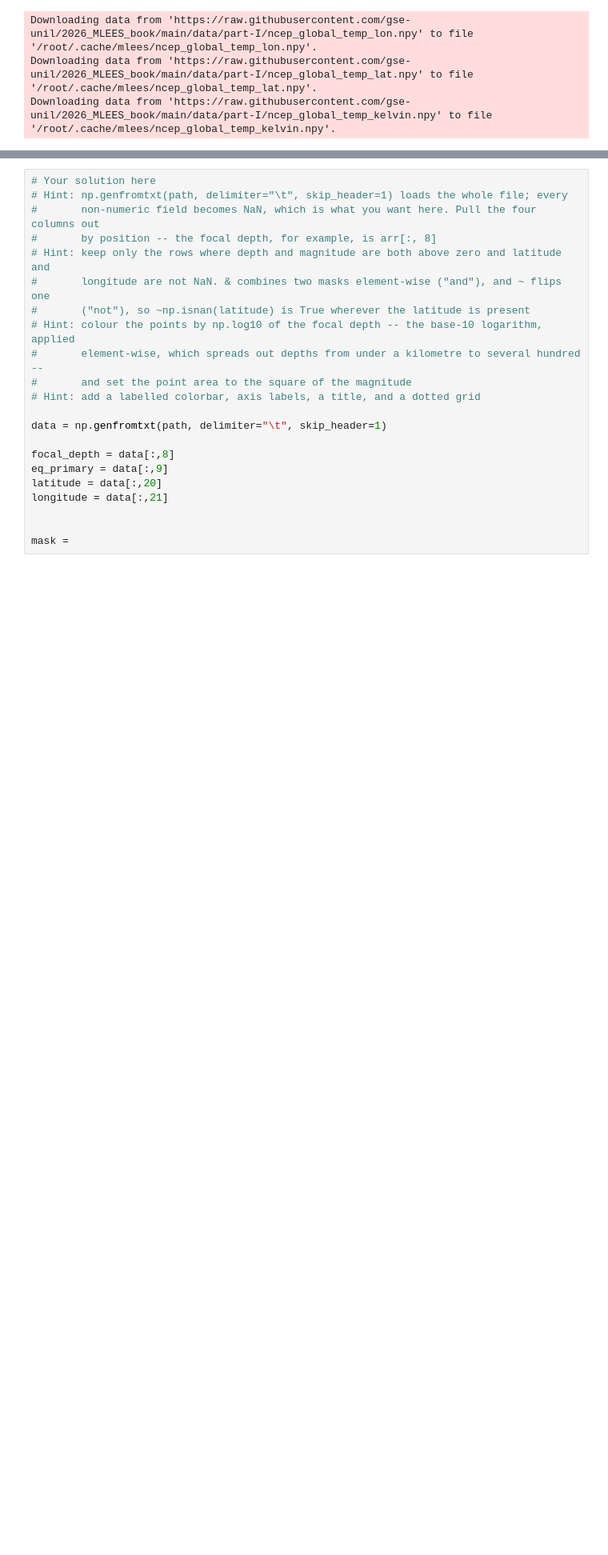
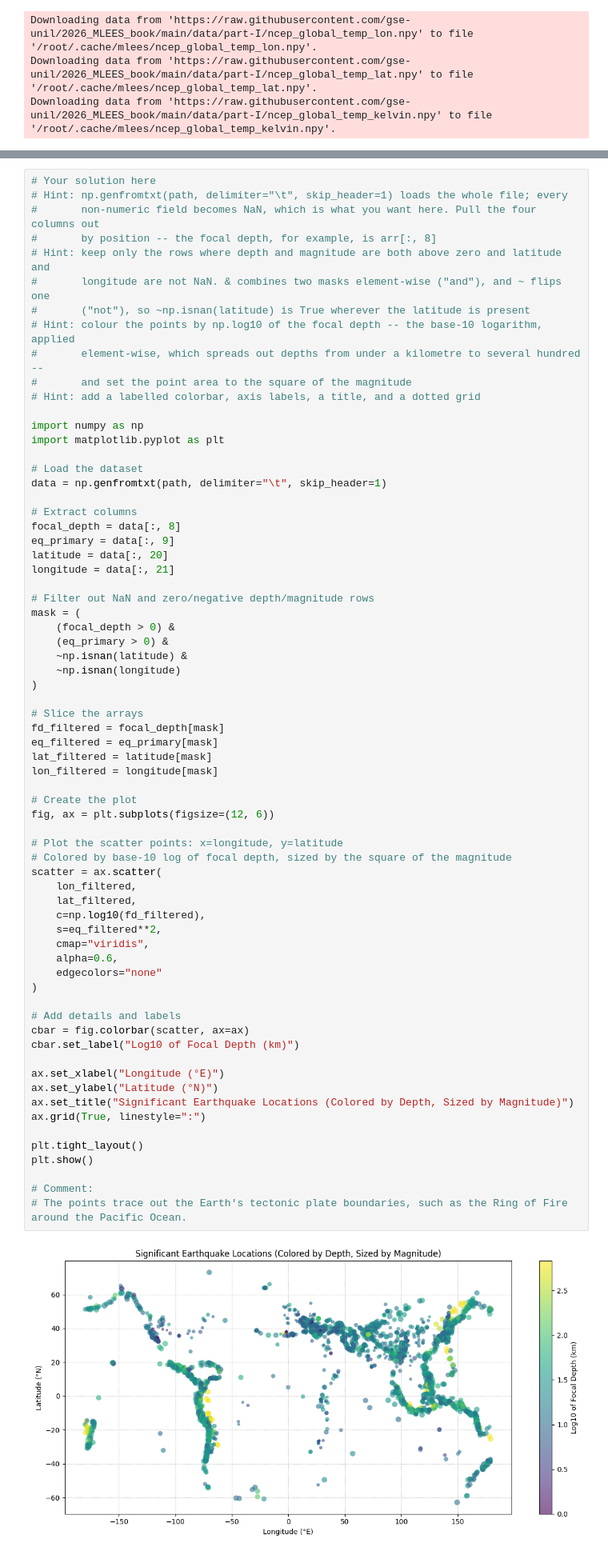
Before and after one commit to nikolaicarrion/2026_Intro_Python, a Jupyter notebook: 1.4-matplotlib-and-xarray-environmental-exercises.ipynb, the cells around one changed output, grey strips where cells are left out. Shown at 80% size. Cells and saved outputs as stored; diff of their text form; blank space fills up the shorter version.

```diff
--- a/1.4-matplotlib-and-xarray-environmental-exercises.ipynb
+++ b/1.4-matplotlib-and-xarray-environmental-exercises.ipynb
@@ -242,25 +244,73 @@ path = pooch.retrieve(
 # %%
 # Your solution here
 # Hint: np.genfromtxt(path, delimiter="\t", skip_header=1) loads the whole file; every
 #       non-numeric field becomes NaN, which is what you want here. Pull the four columns out
 #       by position -- the focal depth, for example, is arr[:, 8]
 # Hint: keep only the rows where depth and magnitude are both above zero and latitude and
 #       longitude are not NaN. & combines two masks element-wise ("and"), and ~ flips one
 #       ("not"), so ~np.isnan(latitude) is True wherever the latitude is present
 # Hint: colour the points by np.log10 of the focal depth -- the base-10 logarithm, applied
 #       element-wise, which spreads out depths from under a kilometre to several hundred --
 #       and set the point area to the square of the magnitude
 # Hint: add a labelled colorbar, axis labels, a title, and a dotted grid
 
+import numpy as np
+import matplotlib.pyplot as plt
+
+# Load the dataset
 data = np.genfromtxt(path, delimiter="\t", skip_header=1)
 
-focal_depth = data[:,8]
-eq_primary = data[:,9]
-latitude = data[:,20]
-longitude = data[:,21]
+# Extract columns
+focal_depth = data[:, 8]
+eq_primary = data[:, 9]
+latitude = data[:, 20]
+longitude = data[:, 21]
 
+# Filter out NaN and zero/negative depth/magnitude rows
+mask = (
+    (focal_depth > 0) &
+    (eq_primary > 0) &
+    ~np.isnan(latitude) &
+    ~np.isnan(longitude)
+)
 
-mask =
+# Slice the arrays
+fd_filtered = focal_depth[mask]
+eq_filtered = eq_primary[mask]
+lat_filtered = latitude[mask]
+lon_filtered = longitude[mask]
+
+# Create the plot
+fig, ax = plt.subplots(figsize=(12, 6))
+
+# Plot the scatter points: x=longitude, y=latitude
+# Colored by base-10 log of focal depth, sized by the square of the magnitude
+scatter = ax.scatter(
+    lon_filtered,
+    lat_filtered,
+    c=np.log10(fd_filtered),
+    s=eq_filtered**2,
+    cmap="viridis",
+    alpha=0.6,
+    edgecolors="none"
+)
+
+# Add details and labels
+cbar = fig.colorbar(scatter, ax=ax)
+cbar.set_label("Log10 of Focal Depth (km)")
+
+ax.set_xlabel("Longitude (°E)")
+ax.set_ylabel("Latitude (°N)")
+ax.set_title("Significant Earthquake Locations (Colored by Depth, Sized by Magnitude)")
+ax.grid(True, linestyle=":")
+
+plt.tight_layout()
+plt.show()
+
+# Comment:
+# The points trace out the Earth's tectonic plate boundaries, such as the Ring of Fire around the Pacific Ocean.
+# %% [output]
+[figure, added]
 # %% [markdown]
 ## Exercise 4: Antarctic sea ice, summer against winter
 
```
Also changed, not shown: parts of 1 cell of this notebook.
